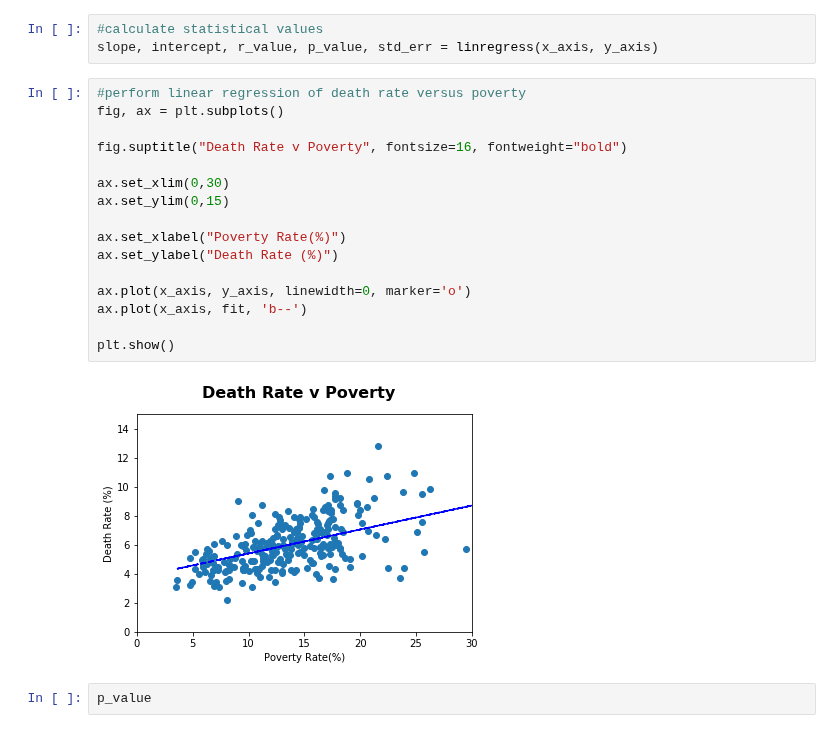
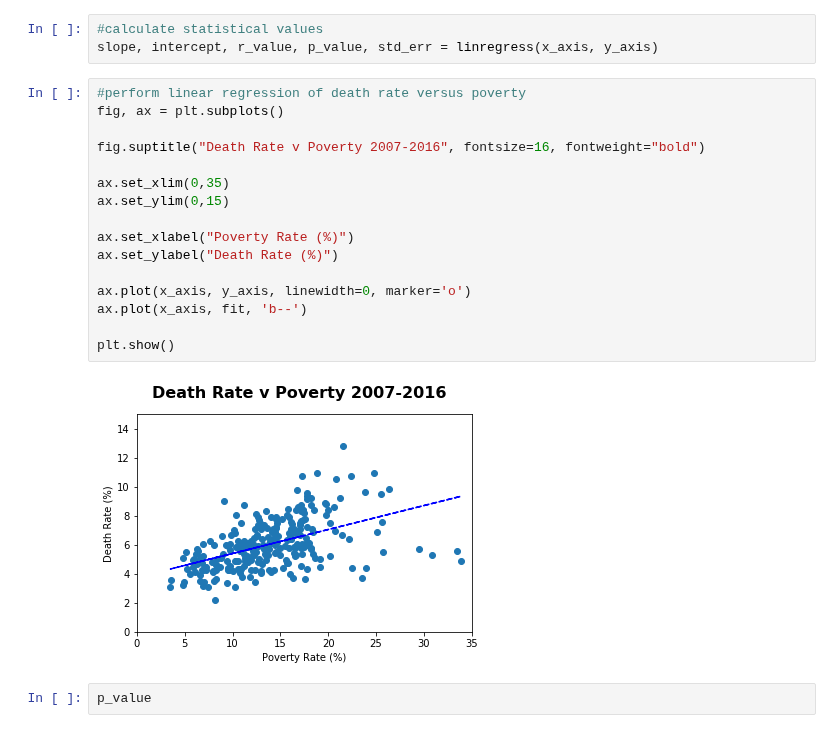
Before and after one commit to jasminajovanovic/IMR, a Jupyter notebook: Poverty.ipynb, the cells around one changed output. Drawn from its saved outputs; the diff is of its cells as text.

```diff
--- a/Poverty.ipynb
+++ b/Poverty.ipynb
@@ -254,21 +257,21 @@ slope, intercept, r_value, p_value, std_err = linregress(x_axis, y_axis)
 # %%
 #perform linear regression of death rate versus poverty
 fig, ax = plt.subplots()
 
-fig.suptitle("Death Rate v Poverty", fontsize=16, fontweight="bold")
+fig.suptitle("Death Rate v Poverty 2007-2016", fontsize=16, fontweight="bold")
 
-ax.set_xlim(0,30)
+ax.set_xlim(0,35)
 ax.set_ylim(0,15)
 
-ax.set_xlabel("Poverty Rate(%)")
+ax.set_xlabel("Poverty Rate (%)")
 ax.set_ylabel("Death Rate (%)")
 
 ax.plot(x_axis, y_axis, linewidth=0, marker='o')
 ax.plot(x_axis, fit, 'b--')
 
 plt.show()
 # %% [output]
-[figure, old version]
+[figure, new version]
 # %%
 p_value
 # %% [output]
```
Also changed, not shown: parts of 26 cells of this notebook.
